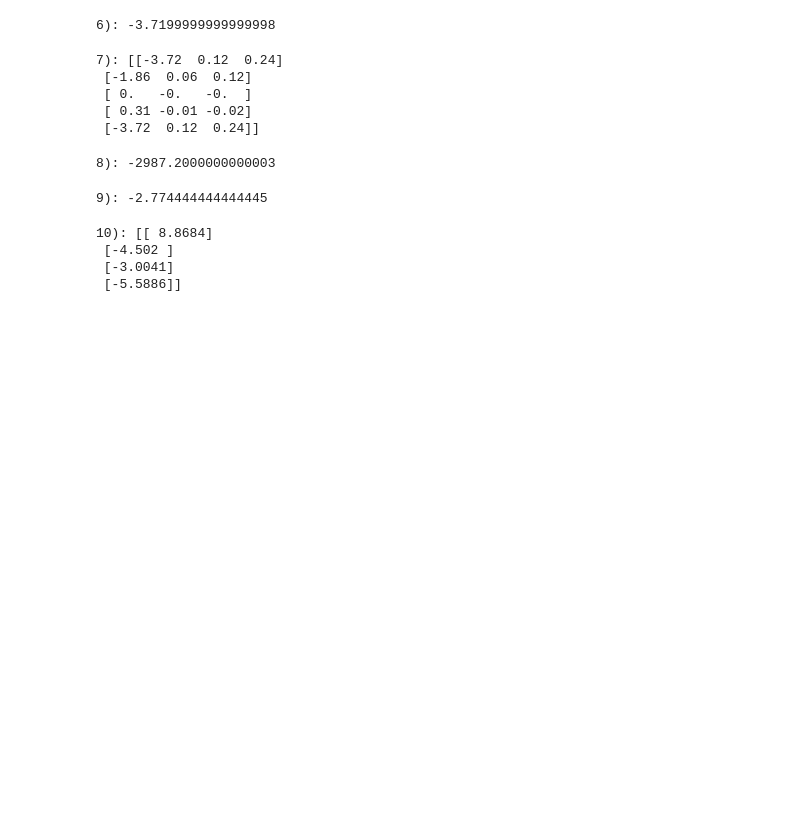
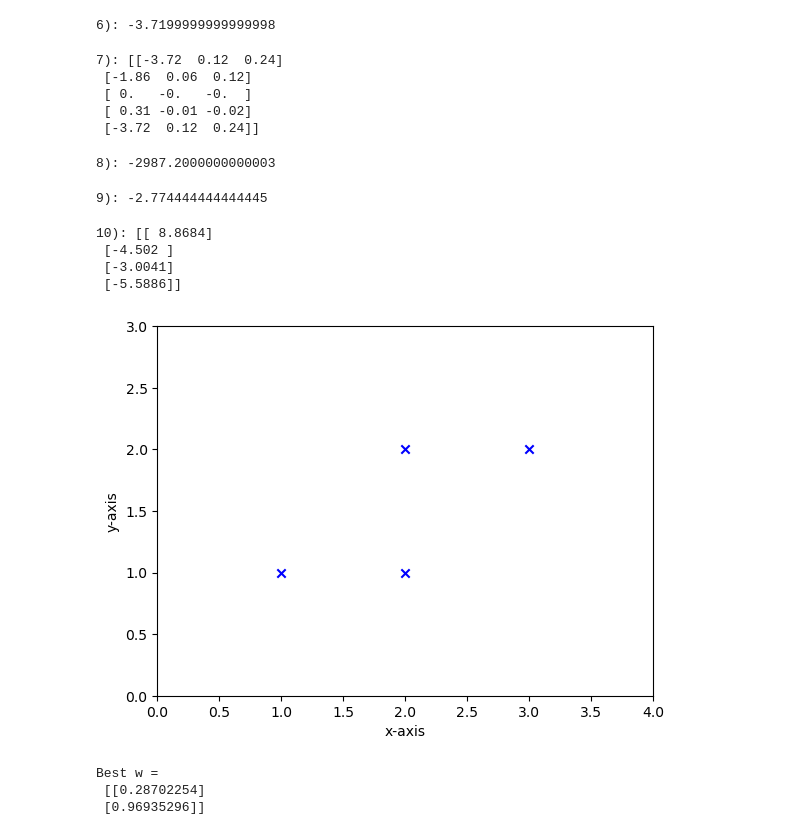
Before and after one commit to kennethaldridge/DS4400-HW, a Jupyter notebook: ds4400_hw2.ipynb, the cells around one changed output. Drawn from its saved outputs; the diff is of its cells as text; code cells hidden in the pictures; blank space fills up the shorter version.

Commit message:
completed question 5

```diff
--- a/ds4400_hw2.ipynb
+++ b/ds4400_hw2.ipynb
@@ -84,3 +84,20 @@ print(f'10): {ans}')
  [-4.502 ]
  [-3.0041]
  [-5.5886]]
+# %%
+# Question 2
+import numpy as np
+import matplotlib.pyplot as plt
+
+x_points = [1, 2, 2, 3]
+y_points = [1, 1, 2, 2]
+
+plt.scatter(x_points, y_points, color='blue', marker='x')
+plt.xlim([0, 4])
+plt.ylim([0, 3])
+
+plt.xlabel('x-axis')
+plt.ylabel('y-axis')
+plt.show()
+# %% [output]
+[figure, added]
@@ -86,0 +117,19 @@ print(f'10): {ans}')
+# %%
+# Gradient descent
+eta = 0.002
+
+f_value_list = []
+w = np.array([[2], [2]])
+
+for i in range(1000):
+    w = w - eta * f_prime(w, n)
+    f_value_list.append(f(w, n).item())
+
+print('Best w = \n', w)
+
+a = w[0].item()  # value for w1
+b = w[1].item()  # value for w2
+# %% [output]
+Best w =
+ [[0.28702254]
+ [0.96935296]]
```
Also changed, not shown: parts of 21 cells of this notebook.
